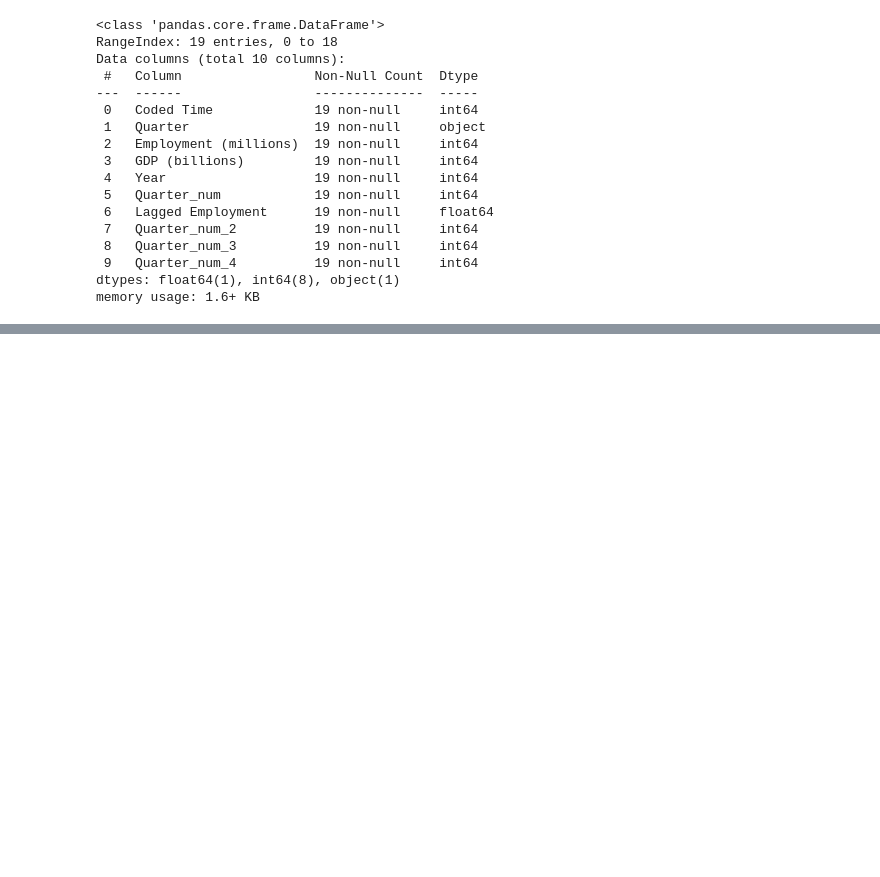
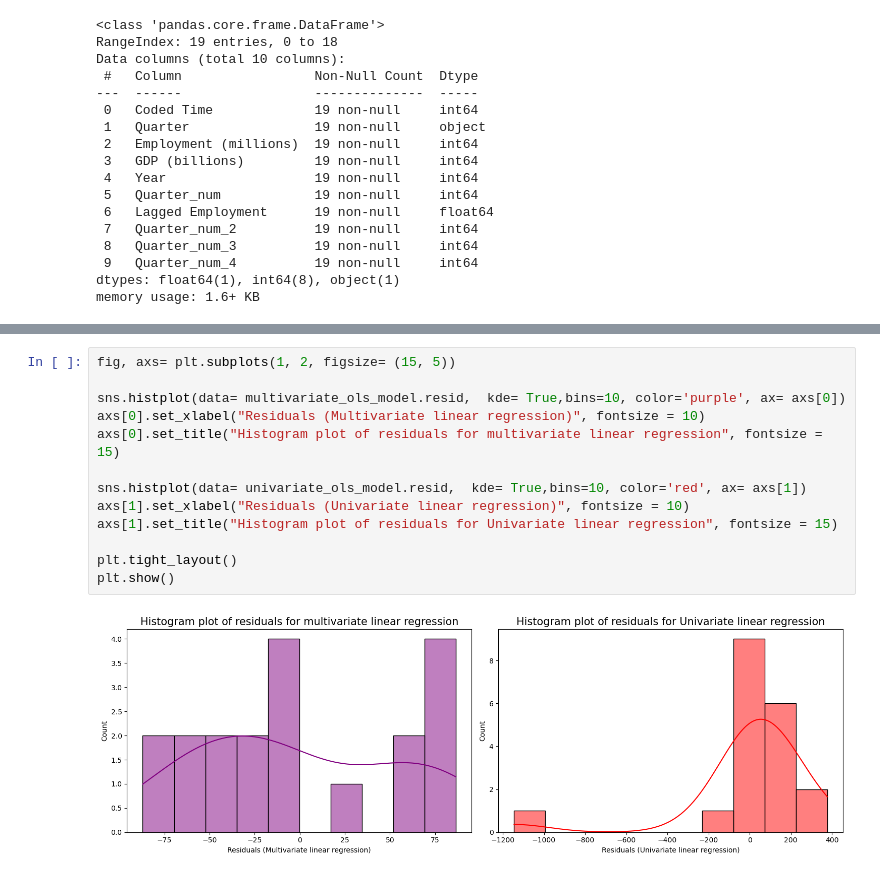
Before and after one commit to buddhathapa12/businessAnalytics, a Jupyter notebook: E923Q669_assignment2.ipynb, the cells around one changed output, grey strips where cells are left out. Drawn from its saved outputs; the diff is of its cells as text; blank space fills up the shorter version.

```diff
--- a/E923Q669_assignment2.ipynb
+++ b/E923Q669_assignment2.ipynb
@@ -218,0 +151,15 @@ Residual Scatterplot: Create a scatterplot of the residuals against the lagged e
+# %%
+fig, axs= plt.subplots(1, 2, figsize= (15, 5))
+
+sns.histplot(data= multivariate_ols_model.resid,  kde= True,bins=10, color='purple', ax= axs[0])
+axs[0].set_xlabel("Residuals (Multivariate linear regression)", fontsize = 10)
+axs[0].set_title("Histogram plot of residuals for multivariate linear regression", fontsize = 15)
+
+sns.histplot(data= univariate_ols_model.resid,  kde= True,bins=10, color='red', ax= axs[1])
+axs[1].set_xlabel("Residuals (Univariate linear regression)", fontsize = 10)
+axs[1].set_title("Histogram plot of residuals for Univariate linear regression", fontsize = 15)
+
+plt.tight_layout()
+plt.show()
+# %% [output]
+[figure, added]
```
Also changed, not shown: parts of 51 cells of this notebook.
